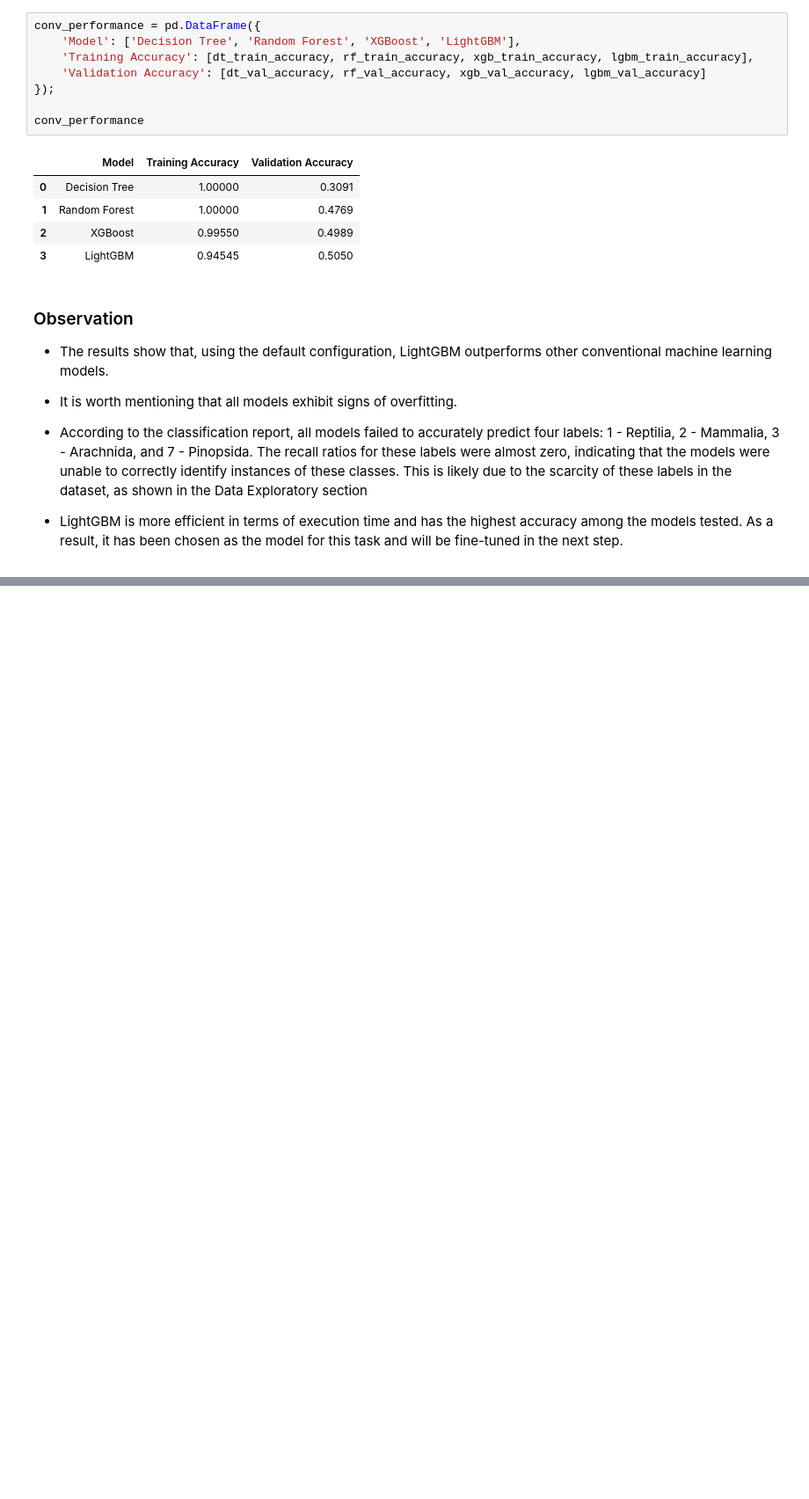
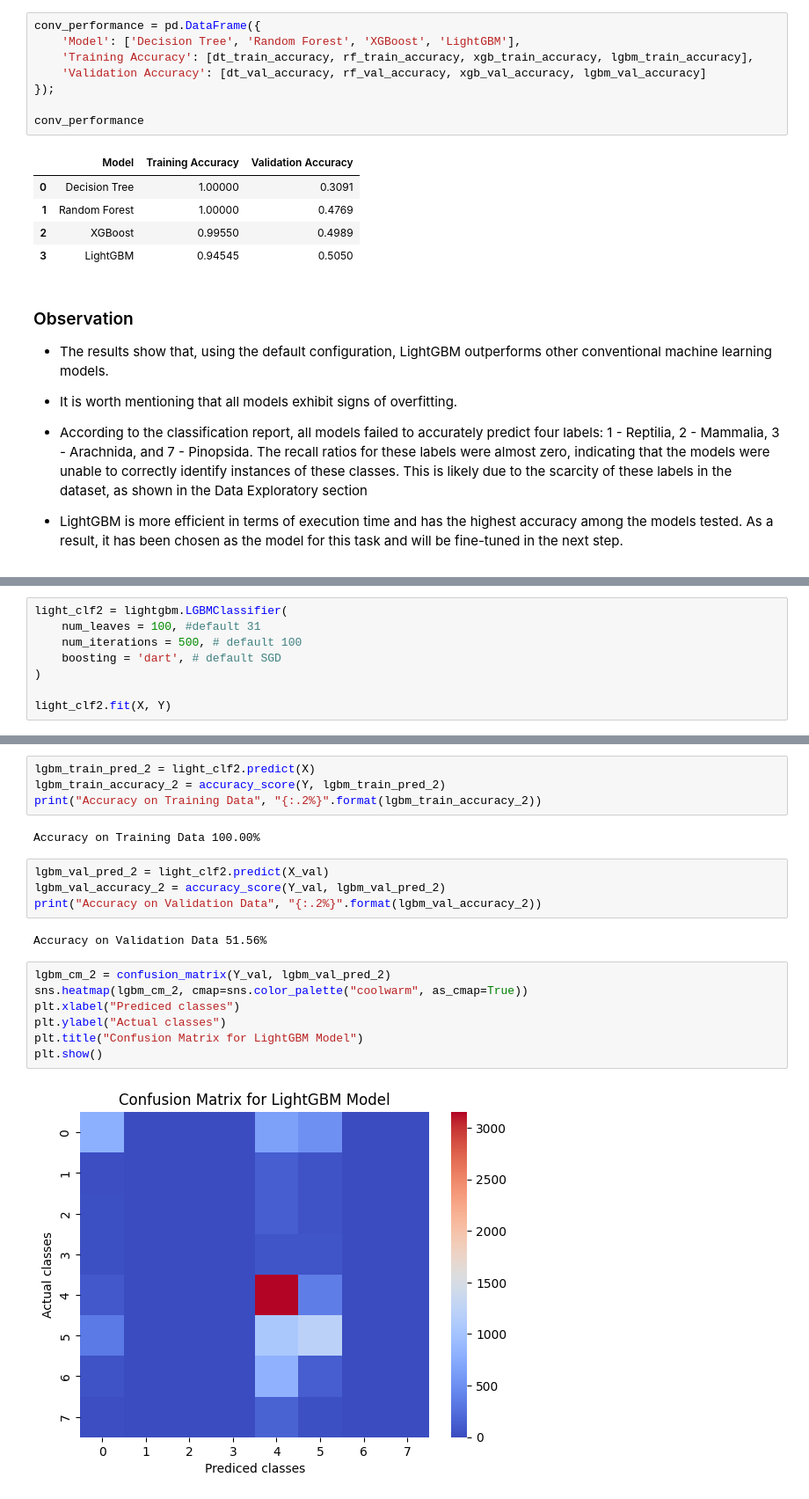
Before and after one commit to melbreaker/LivingThingClassification, a Jupyter notebook: 47369833_major_project.ipynb, the cells around one changed output, grey strips where cells are left out. Shown at 88% size. Drawn from its saved outputs; the diff is of its cells as text; blank space fills up the shorter version.

Commit message:
tuning lightGBM parameters

```diff
--- a/47369833_major_project.ipynb
+++ b/47369833_major_project.ipynb
@@ -431,0 +436,8 @@ conv_performance
+# %%
+light_clf2 = lightgbm.LGBMClassifier(
+    num_leaves = 100, #default 31
+    num_iterations = 500, # default 100
+    boosting = 'dart', # default SGD
+)
+
+light_clf2.fit(X, Y)
@@ -431,0 +447,21 @@ conv_performance
+# %%
+lgbm_train_pred_2 = light_clf2.predict(X)
+lgbm_train_accuracy_2 = accuracy_score(Y, lgbm_train_pred_2)
+print("Accuracy on Training Data", "{:.2%}".format(lgbm_train_accuracy_2))
+# %% [output]
+Accuracy on Training Data 100.00%
+# %%
+lgbm_val_pred_2 = light_clf2.predict(X_val)
+lgbm_val_accuracy_2 = accuracy_score(Y_val, lgbm_val_pred_2)
+print("Accuracy on Validation Data", "{:.2%}".format(lgbm_val_accuracy_2))
+# %% [output]
+Accuracy on Validation Data 51.56%
+# %%
+lgbm_cm_2 = confusion_matrix(Y_val, lgbm_val_pred_2)
+sns.heatmap(lgbm_cm_2, cmap=sns.color_palette("coolwarm", as_cmap=True))
+plt.xlabel("Prediced classes")
+plt.ylabel("Actual classes")
+plt.title("Confusion Matrix for LightGBM Model")
+plt.show()
+# %% [output]
+[figure, added]
```
Also changed, not shown: parts of 5 cells of this notebook.
